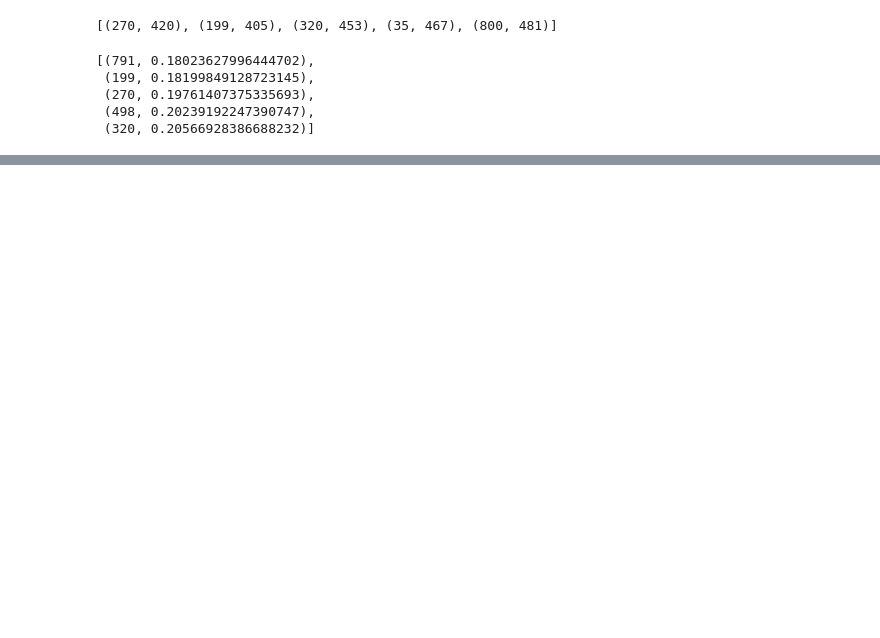
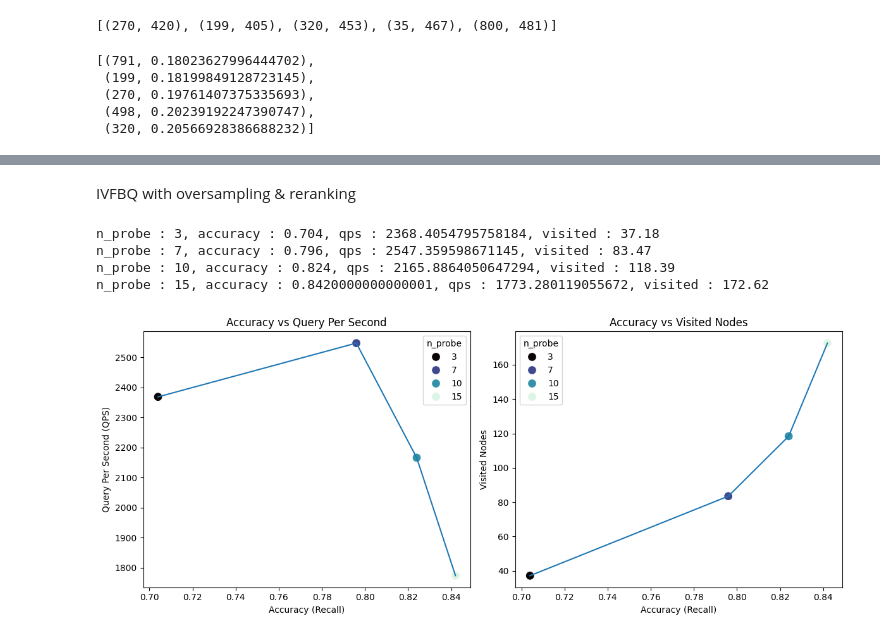
Before and after one commit to FranciscoPark/SNU-BKMS2-2024F, a Jupyter notebook: vector indexing/homework.ipynb, the cells around one changed output, grey strips where cells are left out. Drawn from its saved outputs; the diff is of its cells as text; code cells hidden in the pictures; blank space fills up the shorter version.

```diff
--- a/vector indexing/homework.ipynb
+++ b/vector indexing/homework.ipynb
@@ -536,0 +550,2 @@ plt.show()
+# %% [markdown]
+IVFBQ with oversampling & reranking
@@ -536,0 +659,60 @@ plt.show()
+# %%
+ivfbq = IVFBQ("cosine", n_clusters = 100)
+ivfbq.fit(train[:])
+# %%
+## search speed and accuracy with different n_probe
+n_probes = [3, 7, 10, 15]
+qps_ivf = []
+accuracies_ivf = []
+visited_ivf = []
+ivf= ivfbq
+for n_probe in n_probes:
+
+    query_acc = []
+    query_per_second = []
+    query_visit = []
+
+    for i in range(len(test)):
+        start = time.time()
+        search_result = ivf.search(test[i], 5, n_probe)
+        query_per_second.append(time.time() - start)
+
+        acc = len(set(neighbors[i][:5]) & set([idx for idx, _ in search_result])) / 5
+        query_acc.append(acc)
+
+        query_visit.append(ivf.visited_count)
+
+    accuracies_ivf.append(np.mean(query_acc))
+    qps_ivf.append(1 / np.mean(query_per_second))
+    visited_ivf.append(np.mean(query_visit))
+
+for n_probe, acc, qp, v in zip(n_probes, accuracies_ivf, qps_ivf, visited_ivf):
+    print(f"n_probe : {n_probe}, accuracy : {acc}, qps : {qp}, visited : {v}")
+# %% [output]
+n_probe : 3, accuracy : 0.704, qps : 2368.4054795758184, visited : 37.18
+n_probe : 7, accuracy : 0.796, qps : 2547.359598671145, visited : 83.47
+n_probe : 10, accuracy : 0.824, qps : 2165.8864050647294, visited : 118.39
+n_probe : 15, accuracy : 0.8420000000000001, qps : 1773.280119055672, visited : 172.62
+# %%
+plt.figure(figsize=(12, 5))
+
+plt.subplot(1, 2, 1)
+sns.lineplot(x=accuracies_ivf, y=qps_ivf)
+sns.scatterplot(x=accuracies_ivf, y=qps_ivf, hue=n_probes, s=100, legend="full", palette = "mako")
+plt.xlabel("Accuracy (Recall)")
+plt.ylabel("Query Per Second (QPS)")
+plt.legend(title="n_probe")
+plt.title("Accuracy vs Query Per Second")
+
+plt.subplot(1, 2, 2)
+sns.lineplot(x=accuracies_ivf, y=visited_ivf)
+sns.scatterplot(x=accuracies_ivf, y=visited_ivf, hue=n_probes, s=100, palette = "mako")
+plt.xlabel("Accuracy (Recall)")
+plt.ylabel("Visited Nodes")
+plt.legend(title="n_probe")
+plt.title("Accuracy vs Visited Nodes")
+
+plt.tight_layout()
+plt.show()
+# %% [output]
+[figure, added]
```
Also changed, not shown: parts of 8 cells of this notebook.
